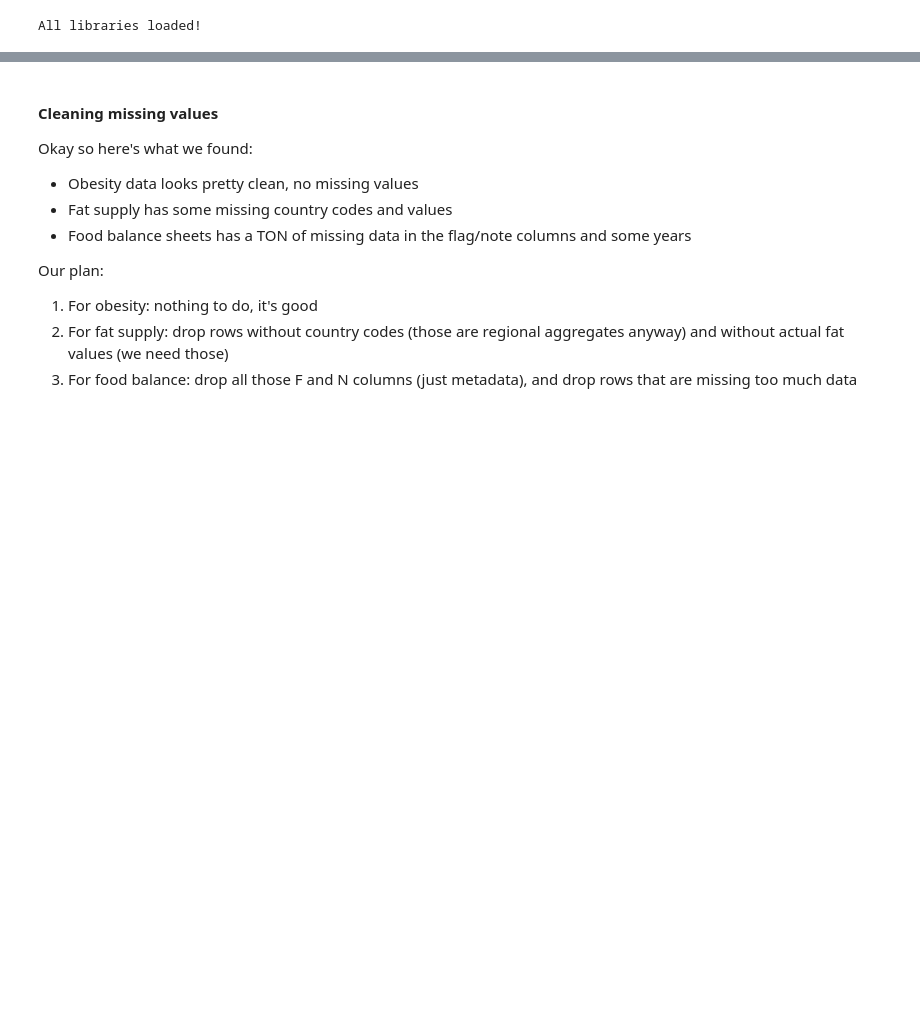
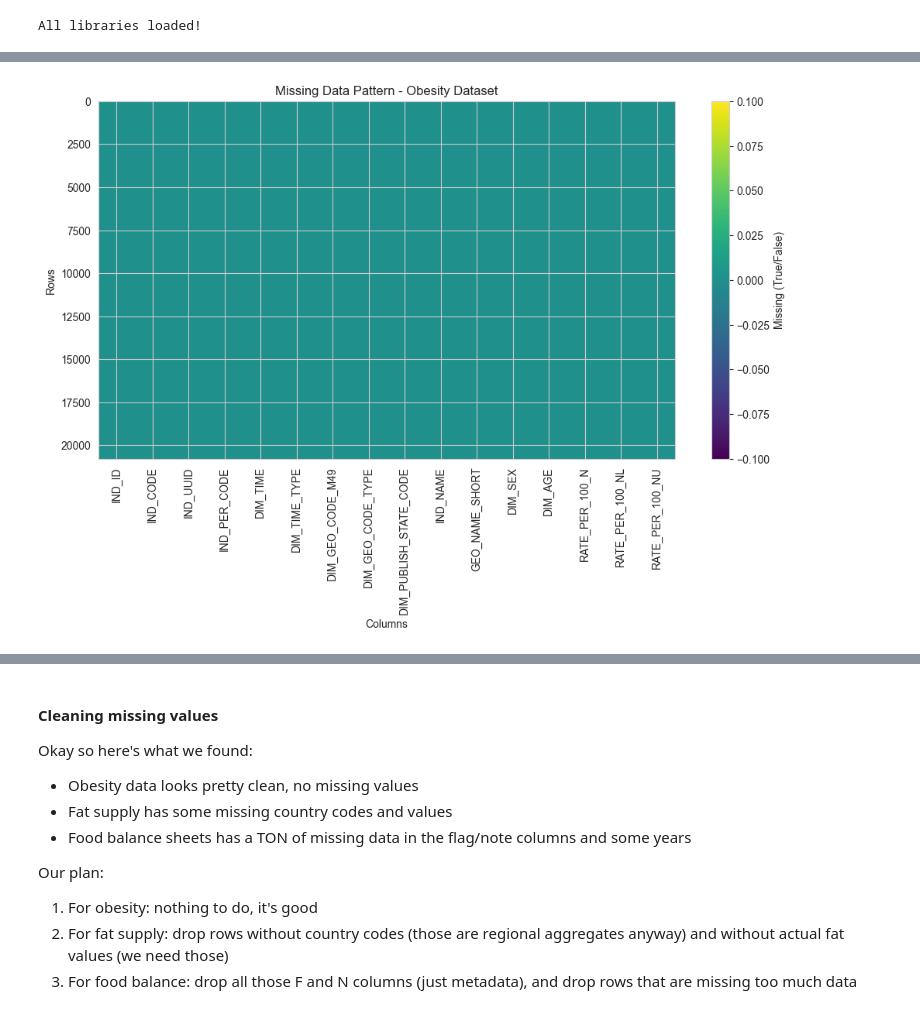
Before and after one commit to Srivats242/DataAnalysisFinalProject, a Jupyter notebook: Final Project.ipynb, the cells around one changed output, grey strips where cells are left out. Cells and saved outputs as stored; diff of their text form; code cells hidden in the pictures; blank space fills up the shorter version.

Commit message:
Data cleaning WIP

```diff
--- a/Final Project.ipynb
+++ b/Final Project.ipynb
@@ -144,10 +215,11 @@ print(missing_food.head(20))
 # %%
-# visualize missing data for obesity dataset
-try:
-    import missingno as msno
-    plt.figure(figsize=(12, 6))
-    msno.matrix(obesity_df)
-    plt.title('Missing Data Pattern - Obesity Dataset')
-    plt.show()
-except:
-    print("missingno not installed, skipping visualization")
+plt.figure(figsize=(12, 6))
+plt.imshow(obesity_df.isnull(), aspect='auto', interpolation='nearest', cmap='viridis')
+plt.title('Missing Data Pattern - Obesity Dataset')
+plt.xlabel('Columns')
+plt.ylabel('Rows')
+plt.colorbar(label='Missing (True/False)')
+plt.xticks(range(len(obesity_df.columns)), obesity_df.columns, rotation=90)
+plt.show()
+# %% [output]
+[figure, added]
```
Also changed, not shown: parts of 30 cells of this notebook.
